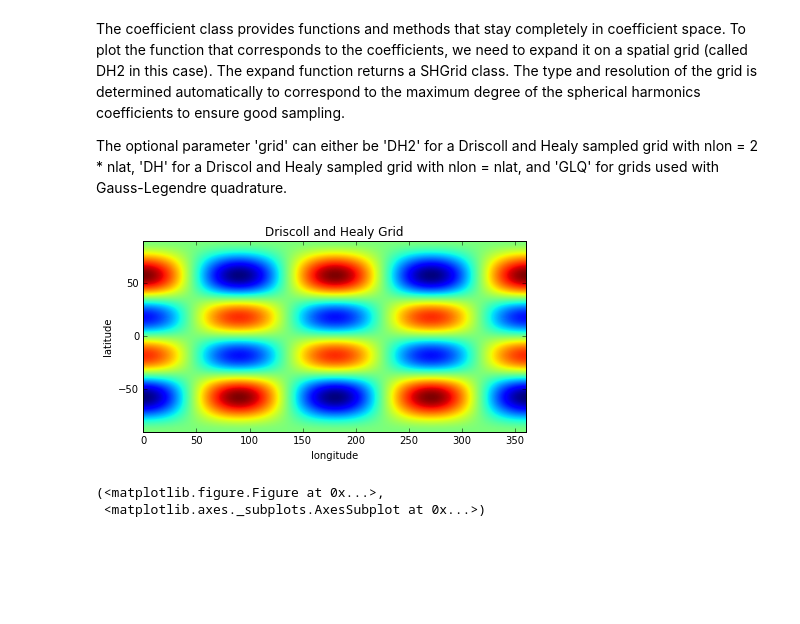
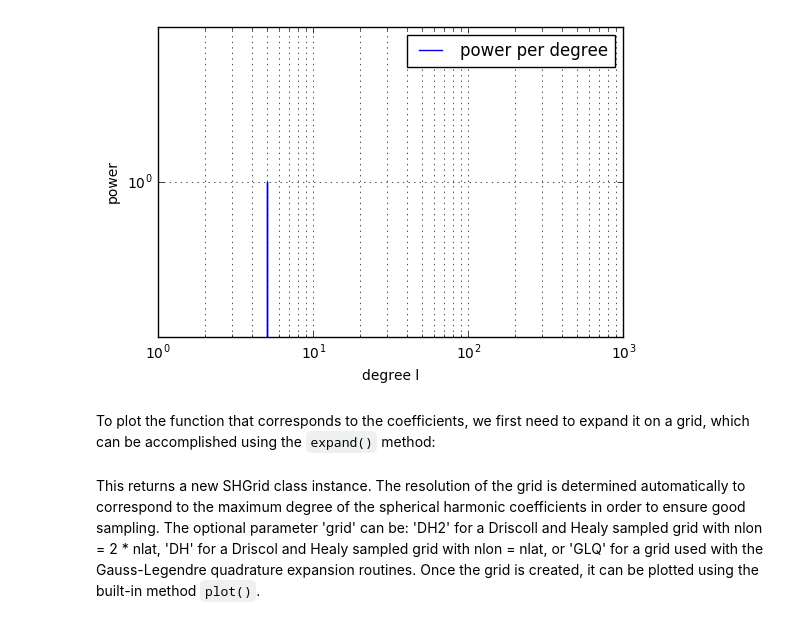
Before and after one commit to SHTOOLS/SHTOOLS, a Jupyter notebook: examples/notebooks/tutorial_3.ipynb, the cells around one changed output. Cells and saved outputs as stored; diff of their text form; code cells hidden in the pictures; blank space fills up the shorter version.

```diff
--- a/examples/notebooks/tutorial_3.ipynb
+++ b/examples/notebooks/tutorial_3.ipynb
@@ -15,3 +20,7 @@ from __future__ import print_function # only necessary if using Python 2.x
 import matplotlib.pyplot as plt
 import numpy as np
 from pyshtools.shclasses import SHCoeffs, SHGrid, SHWindow
+
+nl = 201
+coeffs = np.zeros((2, nl, nl))
+coeffs[0, 5, 2] = 1.
@@ -45,0 +33,6 @@ coeffs_l5m2.plot_spectrum(xscale='log')
+# %%
+fig, ax = coeffs_l5m2.plot_spectrum(xscale='log')
+# %% [output]
+[figure, added]
+# %% [markdown]
+To plot the function that corresponds to the coefficients, we first need to expand it on a grid, which can be accomplished using the `expand()` method:
@@ -46,12 +41,2 @@ coeffs_l5m2.plot_spectrum(xscale='log')
 # %% [markdown]
-The coefficient class provides functions and methods that stay completely in coefficient space. To plot the function that corresponds to the coefficients, we need to expand it on a spatial grid (called DH2 in this case). The expand function returns a SHGrid class. The type and resolution of the grid is determined automatically to correspond to the maximum degree of the spherical harmonics coefficients to ensure good sampling.
-
-The optional parameter 'grid' can either be 'DH2' for a Driscoll and Healy sampled grid with nlon = 2 * nlat, 'DH' for a Driscol and Healy sampled grid with nlon = nlat, and 'GLQ' for grids used with Gauss-Legendre quadrature.
+This returns a new SHGrid class instance. The resolution of the grid is determined automatically to correspond to the maximum degree of the spherical harmonic coefficients in order to ensure good sampling. The optional parameter 'grid' can be: 'DH2' for a Driscoll and Healy sampled grid with nlon = 2 * nlat, 'DH' for a Driscol and Healy sampled grid with nlon = nlat, or 'GLQ' for a grid used with the Gauss-Legendre quadrature expansion routines. Once the grid is created, it can be plotted using the built-in method `plot()`.
-# %%
-grid_l5m2 = coeffs_l5m2.expand('DH2')
-
-grid_l5m2.plot()
-# %% [output]
-[figure, removed]
-(<matplotlib.figure.Figure at 0x...>,
- <matplotlib.axes._subplots.AxesSubplot at 0x...>)
```
Also changed, not shown: parts of 15 cells of this notebook, 2 other files.
